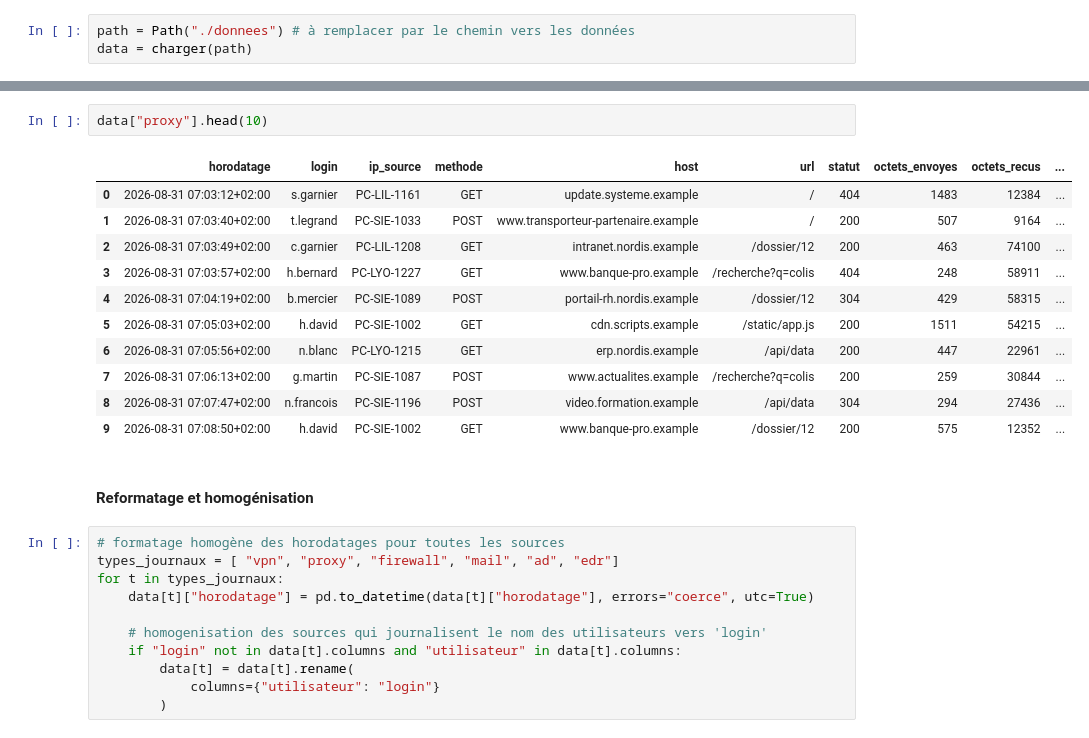
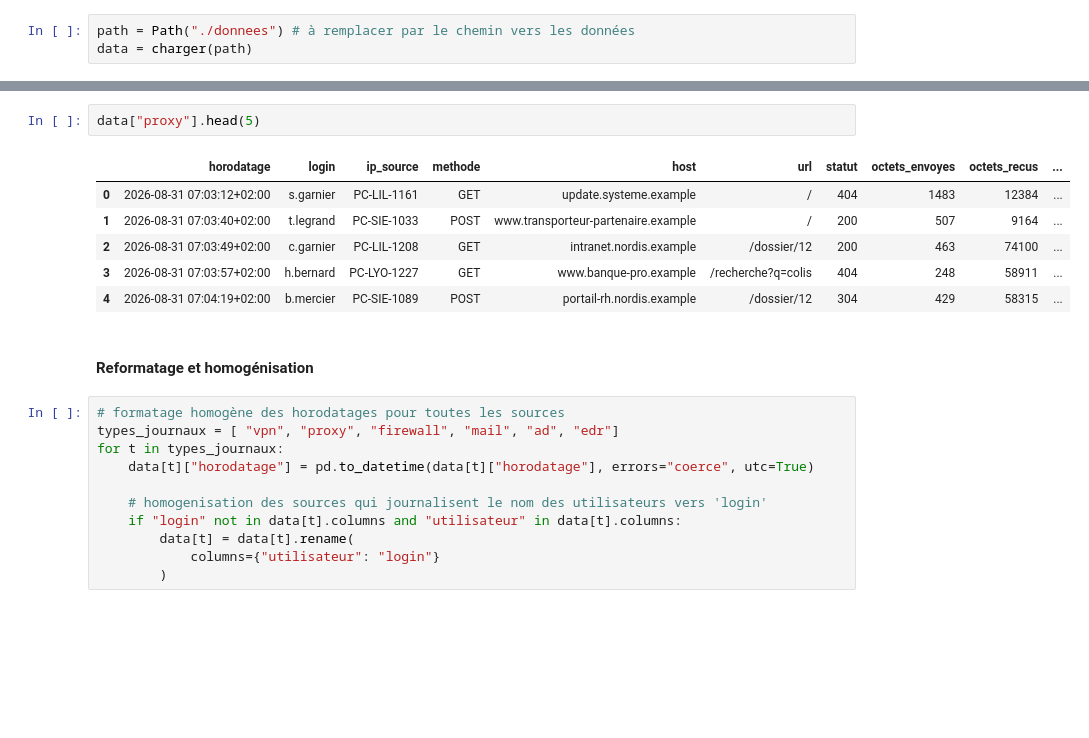
Before and after one commit to AaronRandrianarisona/projet_analyse_incident_securite, a Jupyter notebook: analyse_securite.ipynb, the cells around one changed output, grey strips where cells are left out. Drawn from its saved outputs; the diff is of its cells as text; blank space fills up the shorter version.

```diff
--- a/analyse_securite.ipynb
+++ b/analyse_securite.ipynb
@@ -105,19 +129,14 @@ data
 # %%
-data["proxy"].head(10)
+data["proxy"].head(5)
 # %% [output]
 |  | horodatage | login | ip_source | methode | host | url | statut | octets_envoyes | octets_recus | ... |
 | 0 | 2026-08-31 07:03:12+02:00 | s.garnier | PC-LIL-1161 | GET | update.systeme.example | / | 404 | 1483 | 12384 | ... |
 | 1 | 2026-08-31 07:03:40+02:00 | t.legrand | PC-SIE-1033 | POST | www.transporteur-partenaire.example | / | 200 | 507 | 9164 | ... |
 | 2 | 2026-08-31 07:03:49+02:00 | c.garnier | PC-LIL-1208 | GET | intranet.nordis.example | /dossier/12 | 200 | 463 | 74100 | ... |
 | 3 | 2026-08-31 07:03:57+02:00 | h.bernard | PC-LYO-1227 | GET | www.banque-pro.example | /recherche?q=colis | 404 | 248 | 58911 | ... |
 | 4 | 2026-08-31 07:04:19+02:00 | b.mercier | PC-SIE-1089 | POST | portail-rh.nordis.example | /dossier/12 | 304 | 429 | 58315 | ... |
-| 5 | 2026-08-31 07:05:03+02:00 | h.david | PC-SIE-1002 | GET | cdn.scripts.example | /static/app.js | 200 | 1511 | 54215 | ... |
-| 6 | 2026-08-31 07:05:56+02:00 | n.blanc | PC-LYO-1215 | GET | erp.nordis.example | /api/data | 200 | 447 | 22961 | ... |
-| 7 | 2026-08-31 07:06:13+02:00 | g.martin | PC-SIE-1087 | POST | www.actualites.example | /recherche?q=colis | 200 | 259 | 30844 | ... |
-| 8 | 2026-08-31 07:07:47+02:00 | n.francois | PC-SIE-1196 | POST | video.formation.example | /api/data | 304 | 294 | 27436 | ... |
-| 9 | 2026-08-31 07:08:50+02:00 | h.david | PC-SIE-1002 | GET | www.banque-pro.example | /dossier/12 | 200 | 575 | 12352 | ... |
 # %% [markdown]
-#### Reformatage et homogénisation
+#### <h4>Reformatage et homogénisation</h4>
 # %%
 # formatage homogène des horodatages pour toutes les sources
 types_journaux = [ "vpn", "proxy", "firewall", "mail", "ad", "edr"]
```
Also changed, not shown: parts of 43 cells of this notebook, 1 other file.
